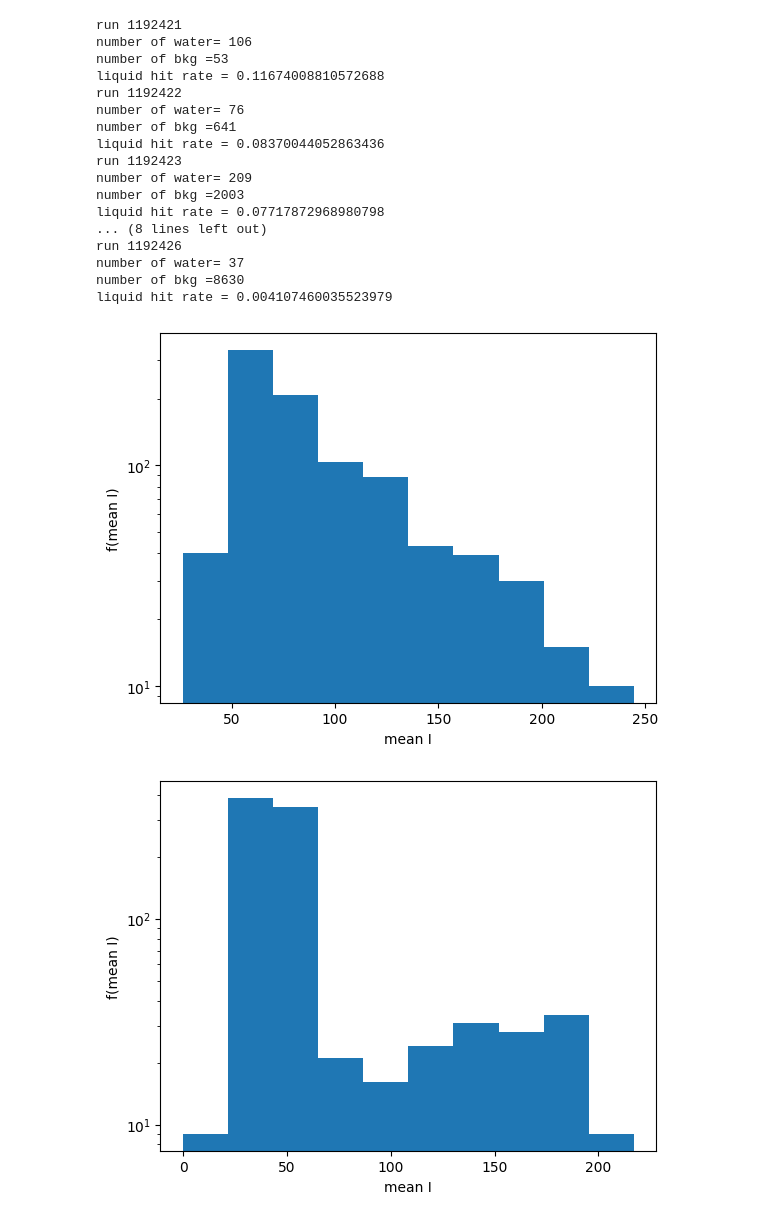
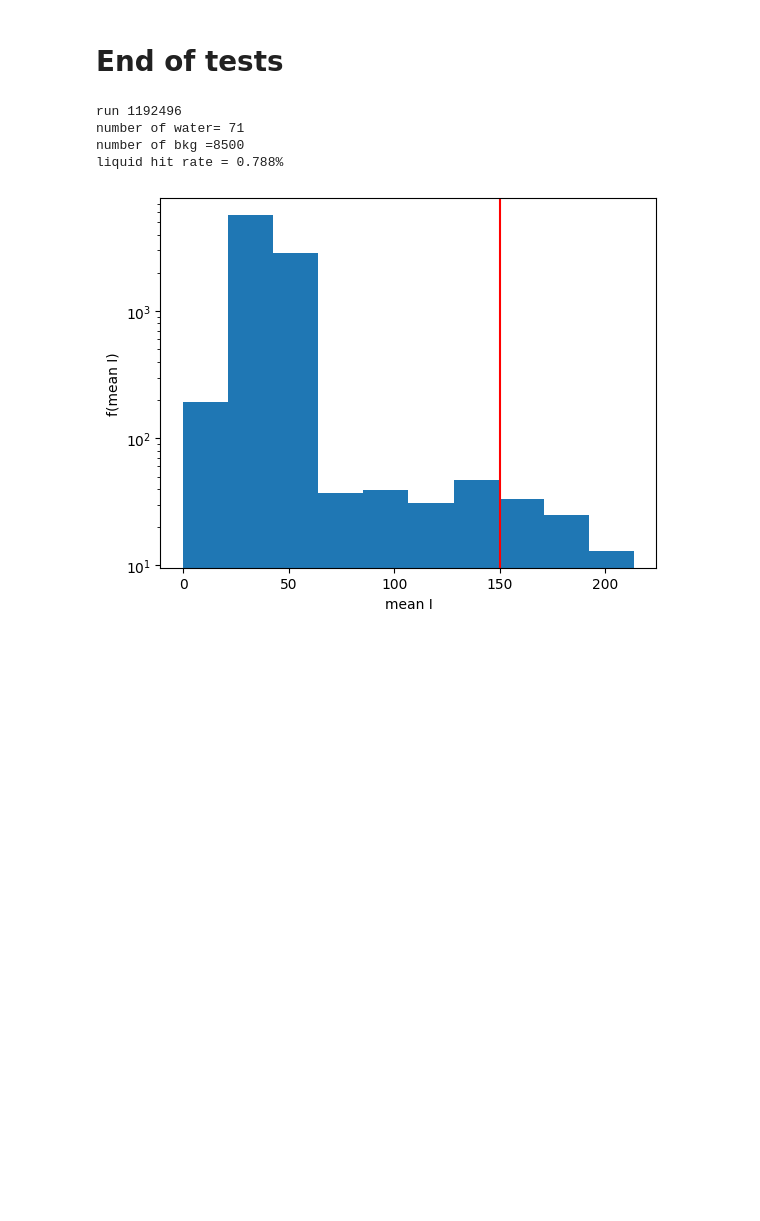
Before and after one commit to fperakis/SACLA_2022B8033, a Jupyter notebook: examples/07_find_Liquid.ipynb, the cells around one changed output. Saved outputs shown, nothing was run; the diff lists cells and outputs as text; code cells hidden in the pictures; blank space fills up the shorter version.

Commit message:
updates of plots

```diff
--- a/examples/07_find_Liquid.ipynb
+++ b/examples/07_find_Liquid.ipynb
@@ -26,28 +100,36 @@ total 2.3G
+# %% [markdown]
+# End of tests
 # %%
 # parameters for loading
-run=1192422
+run = 1192429
 def find_liquid_and_save(run):
     pathSave='/UserData/maddalena/sacla2022/03-h5analysis/'
+    # path2 = '/UserData/maddalena/sacla2022/02-h5compression/'
+
     os.chdir(pathSave)
     files = glob.glob(f"IqPhi_{run}*.h5")
     f = h5py.File(files[0],'r')
+    # f2 = h5py.File(path2+files[0][6:],'r')
     q = f['q'][:]
     Phi = f['phi'][:]
 
     I2d = []
-    PulseEnergy = []
+    # PulseEnergy = f2[f'/run_{run}/event_info/bl_3/oh_2/bm_1_pulse_energy_in_joule'][:]
     PhotonEnergy = []
     tags = []
     shutter = []
 
     for file in files[1:]:
-        f = h5py.File(pathSave+file,'r')
+        # print("filename: ", file[6:])
+        f = h5py.File(file,'r')
+        # f2 = h5py.File(path2+file[6:],'r')
         I2d            += f['I']
-    #    PulseEnergy  += f['PulseEnergy'][:]
+        # PulseEnergy  += f2[f'/run_{run}/event_info/bl_3/oh_2/bm_1_pulse_energy_in_joule'][:]
     #    PhotonEnergy += f['PhotonEnergy']
     #    tags         += f['tag']
     #    shutter      += f['shutter']
     #    print(np.shape(I2d))
+
     # get 1d I
     I2d=np.array(I2d)
     I2d[I2d==0]=np.nan
@@ -55,52 +137,49 @@ def find_liquid_and_save(run):
 
     #Hist of intensity not on the water peaks
     plt.figure()
-    plt.hist(np.mean(I[:, :],axis=1))
+    plt.hist(np.mean(I[:, :], axis=1))
+    plt.axvline(x=150, c='r')
     plt.xlabel('mean I')
     plt.ylabel('f(mean I)')
     plt.yscale('log')
 
     # definition of hits and miss
-    miss=(np.mean(I[:,:],axis=1)<50)&(np.mean(I[:,:],axis=1)!=0)
-    hits=(np.mean(I[:, :],axis=1)>150)&(np.mean(I[:,:],axis=1)<=1000)
-    I_hits=I[hits,:]
+    # PulseEnergy
+    miss = (np.mean(I[:,:],axis=1)<50)&(np.mean(I[:,:],axis=1)!=0)
+    hits = (np.mean(I[:, :],axis=1)>150)&(np.mean(I[:,:],axis=1)<=1000)
+    I_hits = I[hits,:]
 
     #print results
     #print(f'number of ice ={sum(ice)}')
     print(f'number of water= {sum(hits)}')
     print(f'number of bkg ={sum(miss)}' )
     #print(f'droplet hit rate = {(sum(hits)+sum(ice))/len(hits)}')
-    print(f'liquid hit rate = {(sum(hits))/len(hits)}')
+    print(f'liquid hit rate = {(sum(hits))/len(hits)*100:.3f}%')
     #print(f'ice hit rate = {sum(ice)/len(hits)}')
 
+    # working on
+    # Iq_norm = np.average(I[hits,:]/PulseEnergy[hits], axis=0)#, weights=1/np.trapz(I[hits,100:-3], axis=1), axis=0)
+    # Iq_bkg = np.average(I[miss,:]/PulseEnergy[miss], axis=0)#, weights=1/np.trapz(I[miss,100:-3], axis=1), axis=0)
 
+    # PulseEnergy
+    #Iq_liq = np.mean(I[hits,:],axis=0) - np.mean(I[miss,:],axis=0)
 
     #plot ave hits and miss
-    np.savez(f'/UserData/maddalena/sacla2022/05-processed_I/water_{run}.npz',hit_rate=(sum(hits))/len(hits),q=q,I=np.mean(I[hits,:],axis=0)-np.mean(I[miss,:],axis=0))
+    np.savez(f'/UserData/maddalena/sacla2022/05-processed_I/water_{run}.npz',
+             hit_rate=(sum(hits))/len(hits),
+             q=q,
+             I=np.mean(I[hits,:],axis=0) - np.mean(I[miss,:],axis=0))
+             # I = Iq_norm - Iq_bkg)
 # %%
-runs=np.arange(1192421,1192427)
-
-
+# runs=np.arange(1192421,1192427)
+# runs = [1192430, 1192434, 1192437, 1192442, 1192446, 1192451, 1192460]
+runs = [1192496]
 for run in runs:
     print(f'run {run}')
     find_liquid_and_save(run)
 # %% [output]
-run 1192421
-number of water= 106
-number of bkg =53
-liquid hit rate = 0.11674008810572688
-run 1192422
-number of water= 76
-number of bkg =641
-liquid hit rate = 0.08370044052863436
-run 1192423
-number of water= 209
-number of bkg =2003
-liquid hit rate = 0.07717872968980798
-... (8 lines left out)
-run 1192426
-number of water= 37
-number of bkg =8630
-liquid hit rate = 0.004107460035523979
+run 1192496
+number of water= 71
+number of bkg =8500
+liquid hit rate = 0.788%
-[figure, old version]
+[figure, new version]
-[figure, removed]
```
Also changed, not shown: parts of 15 cells of this notebook.
